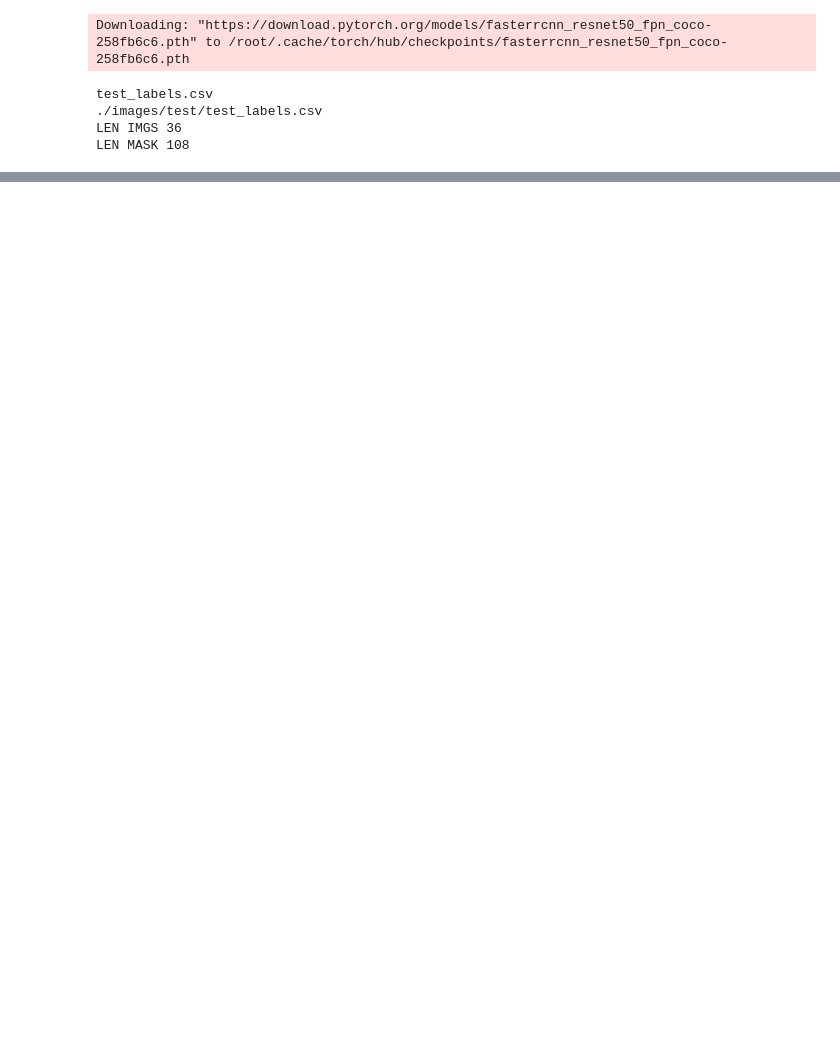
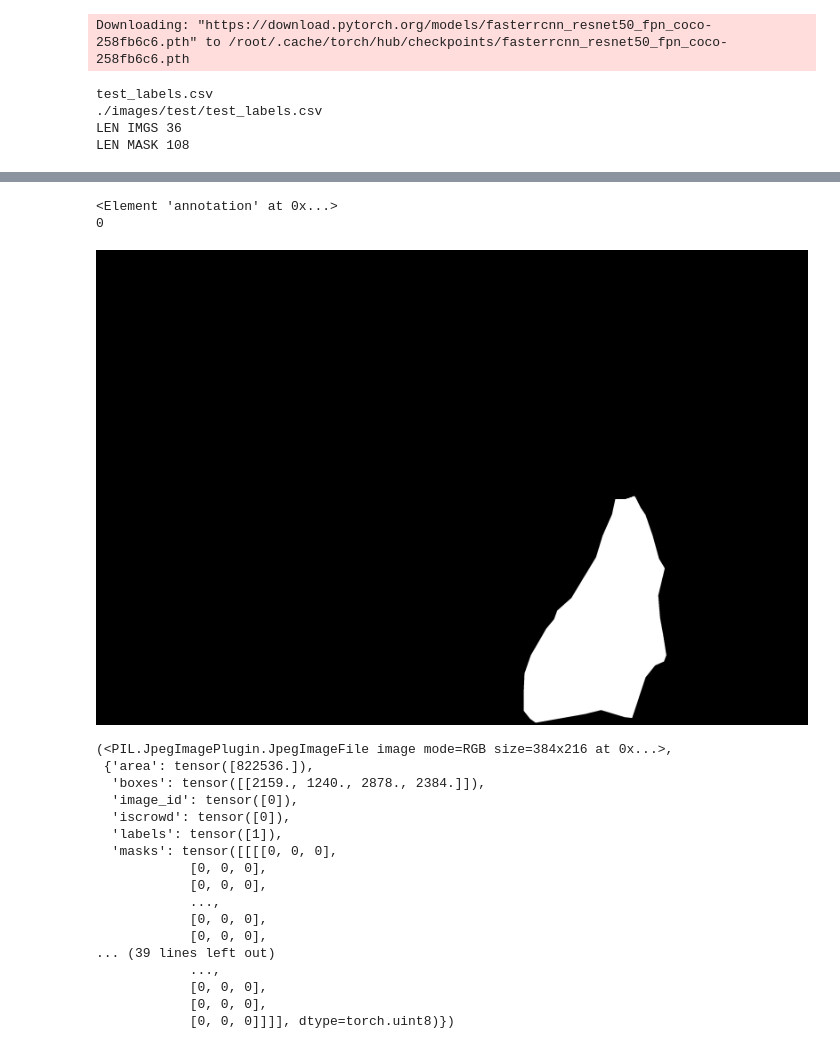
Before and after one commit to Udinanon/CV-Project-Prototypes, a Jupyter notebook: Hand_Segmentation_CNNs.ipynb, the cells around one changed output, grey strips where cells are left out. Saved outputs shown, nothing was run; the diff lists cells and outputs as text; code cells hidden in the pictures; blank space fills up the shorter version.

```diff
--- a/Hand_Segmentation_CNNs.ipynb
+++ b/Hand_Segmentation_CNNs.ipynb
@@ -407,0 +722,24 @@ mask
+# %%
+hofdataset = HOFDataset("./hand_over_face/")
+hofdataset[0]
+# %% [output]
+<Element 'annotation' at 0x...>
+0
+[figure, added]
+(<PIL.JpegImagePlugin.JpegImageFile image mode=RGB size=384x216 at 0x...>,
+ {'area': tensor([822536.]),
+  'boxes': tensor([[2159., 1240., 2878., 2384.]]),
+  'image_id': tensor([0]),
+  'iscrowd': tensor([0]),
+  'labels': tensor([1]),
+  'masks': tensor([[[[0, 0, 0],
+            [0, 0, 0],
+            [0, 0, 0],
+            ...,
+            [0, 0, 0],
+            [0, 0, 0],
+... (39 lines left out)
+            ...,
+            [0, 0, 0],
+            [0, 0, 0],
+            [0, 0, 0]]]], dtype=torch.uint8)})
```
Also changed, not shown: parts of 23 cells of this notebook.
